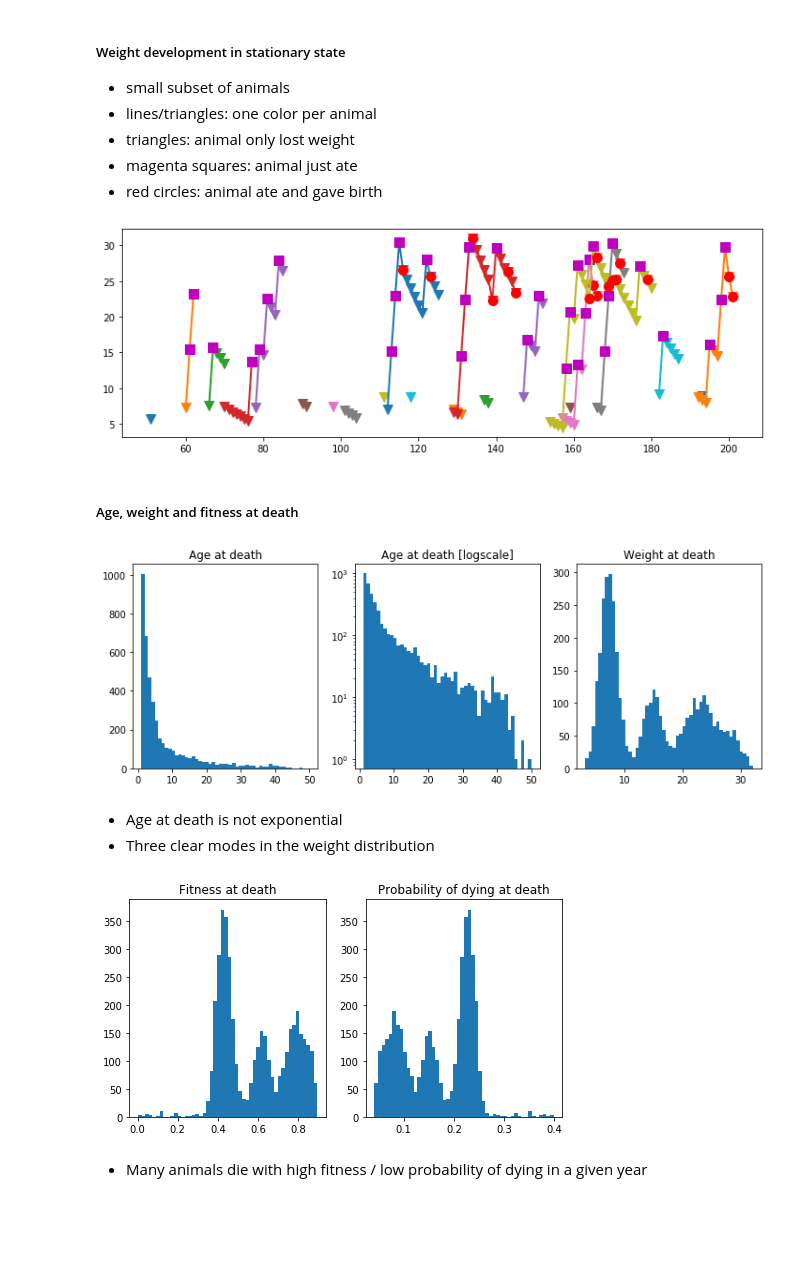
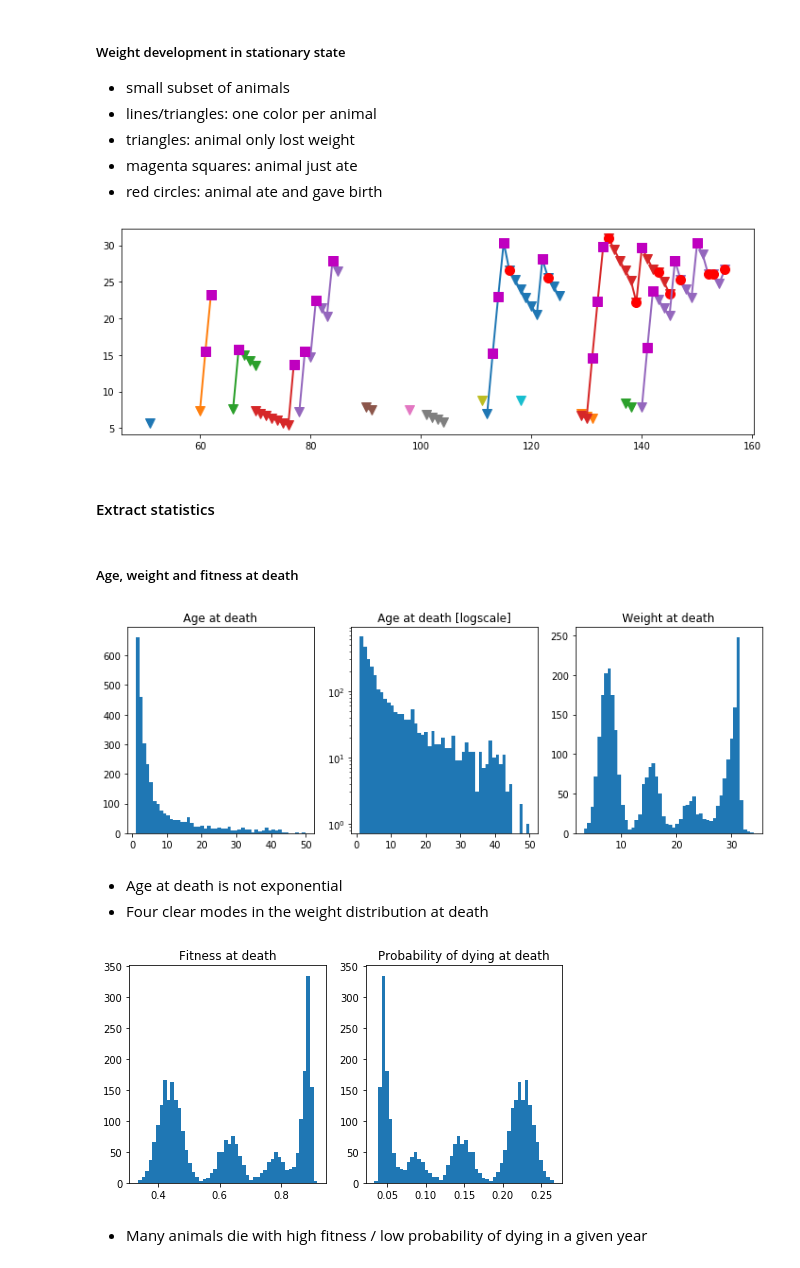
Before and after one commit to heplesser/nmbu_inf200_june2020, a Jupyter notebook: lectures/INF200_H19_J06_ModelDynamics.ipynb, the cells around one changed output. Drawn from its saved outputs; the diff is of its cells as text; code cells hidden in the pictures; blank space fills up the shorter version.

Commit message:
Correct comparison of 'baby death' model with simulation data

```diff
--- a/lectures/INF200_H19_J06_ModelDynamics.ipynb
+++ b/lectures/INF200_H19_J06_ModelDynamics.ipynb
@@ -475,0 +493,11 @@ df = d['fitness'][:, ix50]
+# %%
+ix50 = d['cycle'][0, :] > 50
+
+dc = ma.masked_invalid(d['cycle'][:, ix50])
+da = ma.masked_invalid(d['age'][:, ix50])
+dw = ma.masked_invalid(d['weight'][:, ix50])
+df = ma.masked_invalid(d['fitness'][:, ix50])
+
+assert (dc.mask == da.mask).all()
+assert (dc.mask == dw.mask).all()
+assert (dc.mask == df.mask).all()
@@ -475,0 +531,7 @@ df = d['fitness'][:, ix50]
+# %%
+ixv = (dc[0, :] < 150)
+
+vdc = dc[:, ixv]
+vda = da[:, ixv]
+vdw = dw[:, ixv]
+vdf = df[:, ixv]
@@ -524,10 +577,18 @@ def plot_lifeline(dc, dw, k):
 - magenta squares: animal just ate
 - red circles: animal ate and gave birth
 # %%
-for k in range(0, dc.shape[1], 200):
-    plot_lifeline(dc, dw, k)
+for k in range(0, vdc.shape[1], 200):
+    plot_lifeline(vdc, vdw, k)
 # %% [output]
-[figure, old version]
+[figure, new version]
+# %% [markdown]
+#### Extract statistics
+# %%
+age_d = vda.max(axis=0)   # age at death
+wgt_b = vdw[0, :] / (1 - hp['eta'])  # weight at birth
+wgt_d = vdw.max(axis=0)   # weight at death
+fit_b = vdf[0, :]         # fitness at birth
+fit_d = vdf.max(axis=0)   # fitness at death
 # %% [markdown]
 ##### Age, weight and fitness at death
 # %%
@@ -541,22 +602,22 @@ plt.yscale('log');
 plt.title('Age at death [logscale]')
 
 plt.subplot(1, 3, 3);
-plt.hist(w_d, bins=50);
+plt.hist(wgt_d, bins=50);
 plt.title('Weight at death');
 # %% [output]
-[figure, old version]
+[figure, new version]
 # %% [markdown]
 - Age at death is not exponential
-- Three clear modes in the weight distribution
+- Four clear modes in the weight distribution at death
 # %%
 plt.subplot(1, 3, 1)
-plt.hist(Phi(np.array(age_d), np.array(w_d)), bins=50);
+plt.hist(fit_d, bins=50);
 plt.title('Fitness at death')
 
 plt.subplot(1, 3, 2);
-plt.hist(hp['omega'] * (1-Phi(np.array(age_d), np.array(w_d))), bins=50);
+plt.hist(hp['omega'] * (1-fit_d), bins=50);
 plt.title('Probability of dying at death');
 # %% [output]
-[figure, old version]
+[figure, new version]
 # %% [markdown]
 - Many animals die with high fitness / low probability of dying in a given year
```
Also changed, not shown: parts of 38 cells of this notebook.
